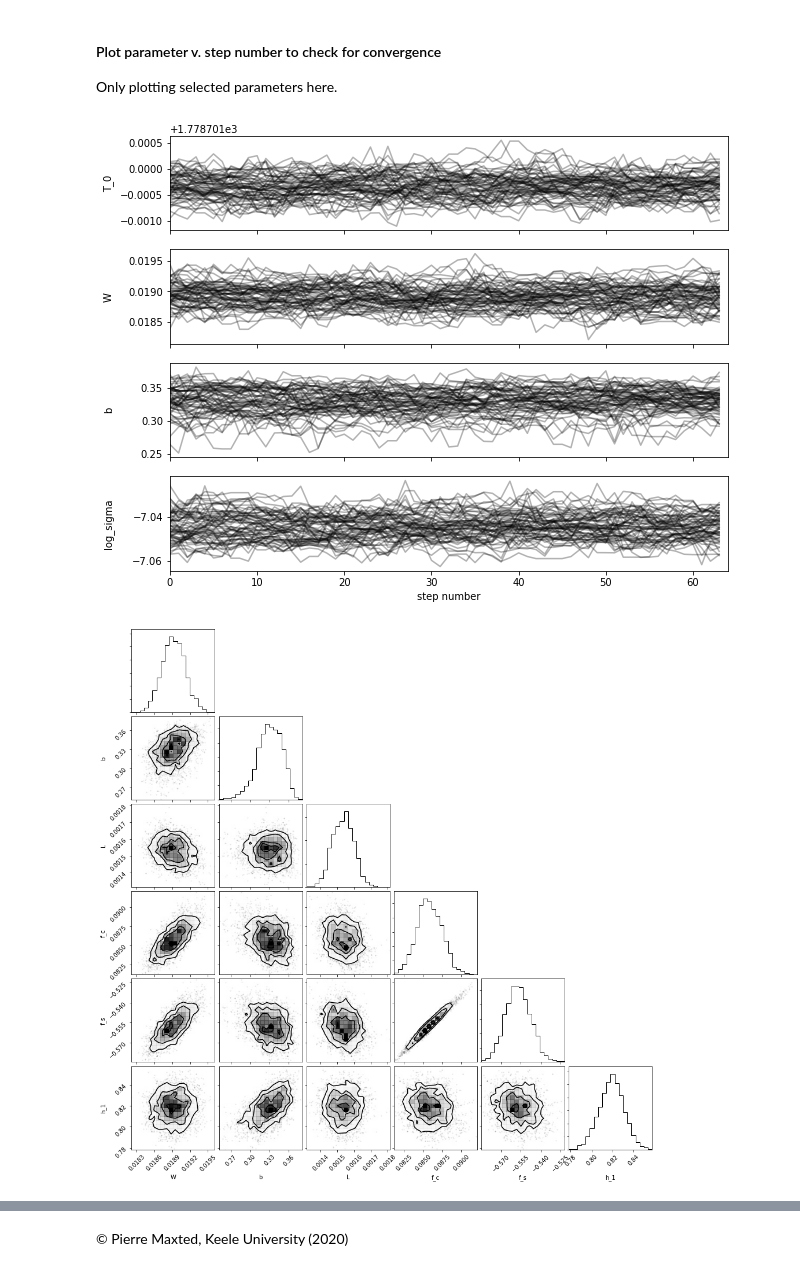
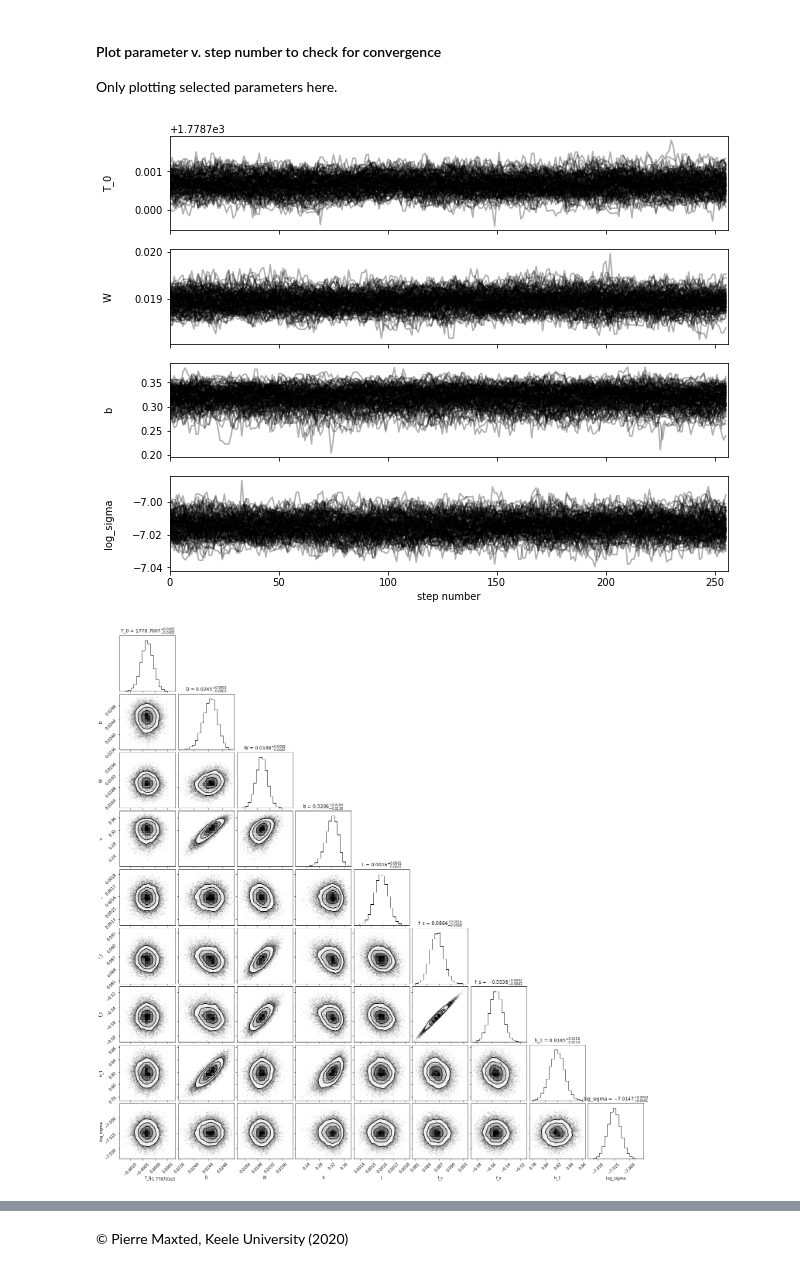
Before and after one commit to pmaxted/pycheops, a Jupyter notebook: pycheops/examples/Notebooks/TESS_fit_EBLM.ipynb, the cells around one changed output, grey strips where cells are left out. Saved outputs shown, nothing was run; the diff lists cells and outputs as text; code cells hidden in the pictures.

```diff
--- a/pycheops/examples/Notebooks/TESS_fit_EBLM.ipynb
+++ b/pycheops/examples/Notebooks/TESS_fit_EBLM.ipynb
@@ -119,6 +121,6 @@ ax1.plot(tjd, pred_mean, color='r')
 ax1.set_xlabel('Time')
 ax1.set_ylabel('Flux')
 
-flux = flux/pred_mean
+flux = 1 + flux - pred_mean
 # %% [output]
 Initial log likelihood: 2852.9926716157593
@@ -126,3 +130,6 @@ Initial log likelihood: 2852.9926716157593
+# %%
+contam = 0.0286
+flux = (flux-contam)/(1-contam)
 # %% [markdown]
 #### Construct model
 
@@ -267,9 +274,9 @@ Start at the best-fit solution and use the error estimates from the least-square
 
 Also, add a Gaussian prior on the orbital period.
 # %%
-nwalkers = 64
+nwalkers = 128
 nburnin = 512
-nsteps = 64
+nsteps = 256
 thin = 4
 
 params = result_lm.params
@@ -314,7 +321,8 @@ pos, _, _ = sampler.run_mcmc(pos, nburnin, store=False,
                              skip_initial_state_check=True, progress=True)
 sampler.reset()
 print('Running sampler ...')
-state = sampler.run_mcmc(pos, nsteps, thin_by=thin, progress=True)
+state = sampler.run_mcmc(pos, nsteps, skip_initial_state_check=True,
+                         thin_by=thin, progress=True)
 # %% [output]
 Running burn-in ...
 Running sampler ...
@@ -334,13 +342,14 @@ for i,p in enumerate(["T_0", "W", 'b', "log_sigma"]):
     ax.yaxis.set_label_coords(-0.1, 0.5)
 axes[-1].set_xlabel("step number");
 # %% [output]
-[figure, old version]
+[figure, new version]
 # %%
 import corner
 flat_samples = sampler.get_chain(flat=True)
-fig = corner.corner(flat_samples[:,2:8], labels=varnames[2:8]);
+fig = corner.corner(flat_samples, labels=varnames,
+                    show_titles=True,title_fmt='.4f')
 # %% [output]
-[figure, old version]
+[figure, new version]
 # %%
 pos = flat_samples[argmax(sampler.flatlnprobability),:]
 fit = log_posterior(pos, M, tjd, flux,  params, varnames,
```
Also changed, not shown: parts of 8 cells of this notebook, 3 other files.
